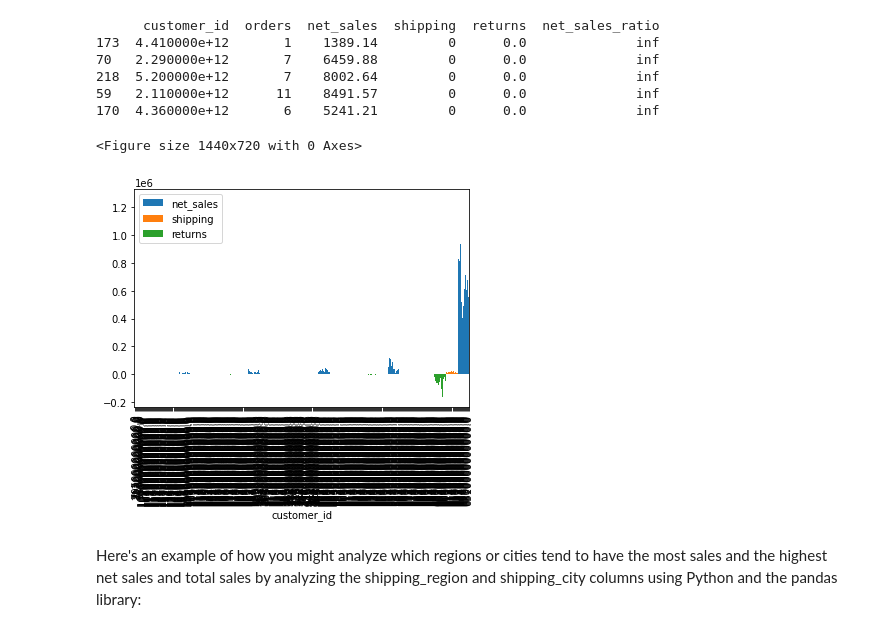
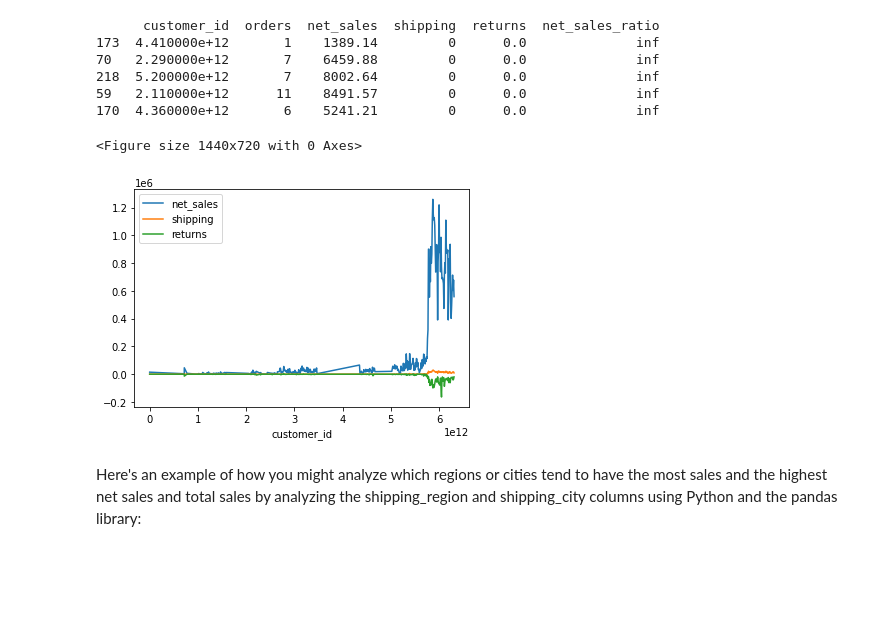
Before and after one commit to ssddatascience/mycodesfordatascience, a Jupyter notebook: marketaApps_analysis_&_Visualization.ipynb, the cells around one changed output. Saved outputs shown, nothing was run; the diff lists cells and outputs as text; code cells hidden in the pictures; blank space fills up the shorter version.

```diff
--- a/marketaApps_analysis_&_Visualization.ipynb
+++ b/marketaApps_analysis_&_Visualization.ipynb
@@ -398,11 +404,11 @@ print(cust_shipping_returns.sort_values(by='net_sales_ratio', ascending=False).h
 # %%
 
 plt.figure(figsize=(20,10))
-cust_shipping_returns.plot(x='customer_id', y=['net_sales','shipping','returns'], kind='bar')
+cust_shipping_returns.plot(x='customer_id', y=['net_sales','shipping','returns'], kind='line')
 plt.show()
 # %% [output]
 <Figure size 1440x720 with 0 Axes>
-[figure, old version]
+[figure, new version]
 # %% [markdown]
 Here's an example of how you might analyze which regions or cities tend to have the most sales and the highest net sales and total sales by analyzing the shipping_region and shipping_city columns using Python and the pandas library:
 # %%
```
Also changed, not shown: parts of 2 cells of this notebook.
